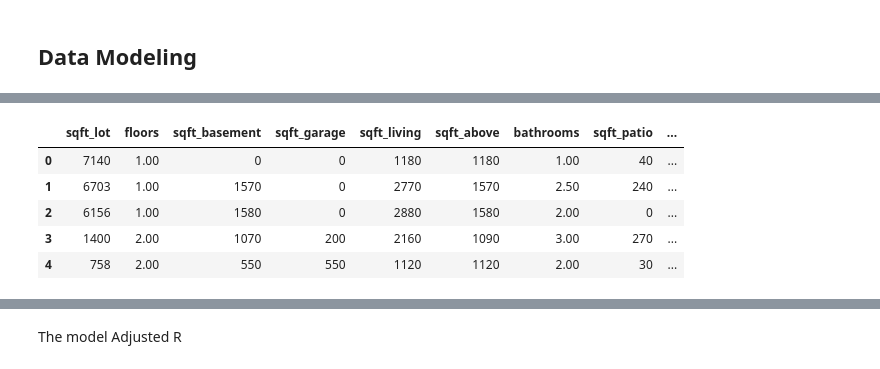
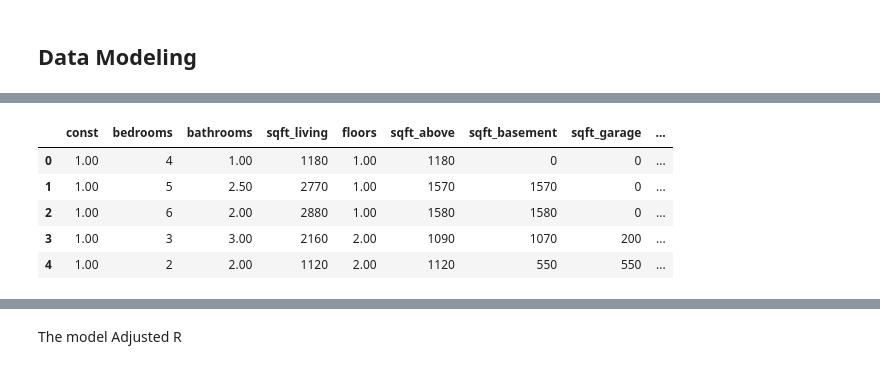
Before and after one commit to claragiurgiu/Phase2-Project, a Jupyter notebook: Code/Clara_Analysis.ipynb, the cells around one changed output, grey strips where cells are left out. Saved outputs shown, nothing was run; the diff lists cells and outputs as text; code cells hidden in the pictures.

```diff
--- a/Code/Clara_Analysis.ipynb
+++ b/Code/Clara_Analysis.ipynb
@@ -517,0 +703,4 @@ wa_only_df.to_csv('../Data/wa_cleaned.csv')
+# %%
+# changing format of date column to match before merge
+sales_df['date'] = sales_df['date'].dt.strftime('%B %Y')
+sales_df.head()
@@ -517,0 +714,5 @@ wa_only_df.to_csv('../Data/wa_cleaned.csv')
+# %%
+# add mortgage_rate column from mortgage df to cleaned df based on the condition if date=month
+sales_df['mortgage_rate'] = sales_df.apply(lambda x: mortg.loc[mortg['month'] == x['date'],
+                                                               'mortgage_rate'].values[0]
+                                           if mortg['month'].isin([x['date']]).any() else None, axis=1)
@@ -531,7 +830,7 @@ Index(['id', 'date', 'price', 'bedrooms', 'bathrooms', 'sqft_living',
 # %%
 # simple model
-Y = wa_only_df['price']
-X = sm.add_constant(wa_only_df['sqft_living'])
+Y = sales_df['price']
+X = sm.add_constant(sales_df['sqft_living'])
 
 wa_simple = sm.OLS(endog=Y, exog=X).fit()
 wa_simple.summary()
@@ -560,5 +920,5 @@ strong multicollinearity or other numerical problems.
 # %%
 # creating new dataframe with numeric colums
-wa_num = wa_only_df[['price','sqft_lot', 'floors', 'sqft_basement','sqft_garage', 'sqft_living', 'sqft_above', 'bathrooms','sqft_patio', 'bedrooms']]
+wa_num = sales_df.select_dtypes(include=['float','int64'])
 wa_num
 # %% [output]
@@ -590,12 +950,12 @@ wa_num.describe()
 # %%
 # separting data frame into model variables
-mlr_y = wa_num['price']
-mlr_x = wa_num.drop('price', axis=1)
-mlr_x.head()
+num_mlr_y = wa_num['price']
+num_mlr_x = sm.add_constant(wa_num.drop('price', axis=1))
+num_mlr_x.head()
 # %% [output]
-|  | sqft_lot | floors | sqft_basement | sqft_garage | sqft_living | sqft_above | bathrooms | sqft_patio | ... |
-| 0 | 7140 | 1.00 | 0 | 0 | 1180 | 1180 | 1.00 | 40 | ... |
-| 1 | 6703 | 1.00 | 1570 | 0 | 2770 | 1570 | 2.50 | 240 | ... |
-| 2 | 6156 | 1.00 | 1580 | 0 | 2880 | 1580 | 2.00 | 0 | ... |
-| 3 | 1400 | 2.00 | 1070 | 200 | 2160 | 1090 | 3.00 | 270 | ... |
-| 4 | 758 | 2.00 | 550 | 550 | 1120 | 1120 | 2.00 | 30 | ... |
+|  | const | bedrooms | bathrooms | sqft_living | floors | sqft_above | sqft_basement | sqft_garage | ... |
+| 0 | 1.00 | 4 | 1.00 | 1180 | 1.00 | 1180 | 0 | 0 | ... |
+| 1 | 1.00 | 5 | 2.50 | 2770 | 1.00 | 1570 | 1570 | 0 | ... |
+| 2 | 1.00 | 6 | 2.00 | 2880 | 1.00 | 1580 | 1580 | 0 | ... |
+| 3 | 1.00 | 3 | 3.00 | 2160 | 2.00 | 1090 | 1070 | 200 | ... |
+| 4 | 1.00 | 2 | 2.00 | 1120 | 2.00 | 1120 | 550 | 550 | ... |
```
Also changed, not shown: parts of 109 cells of this notebook, 4 other files.
